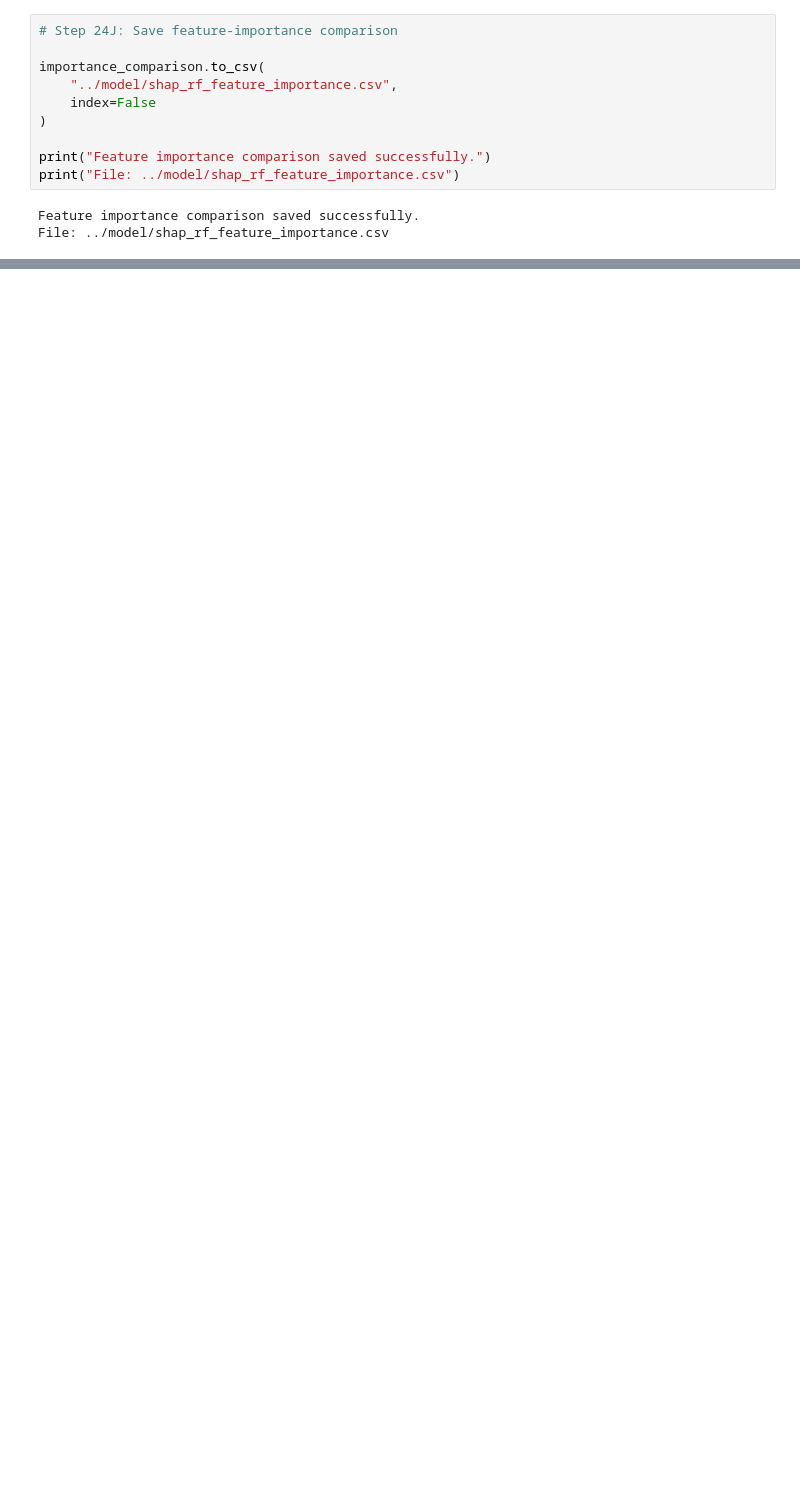
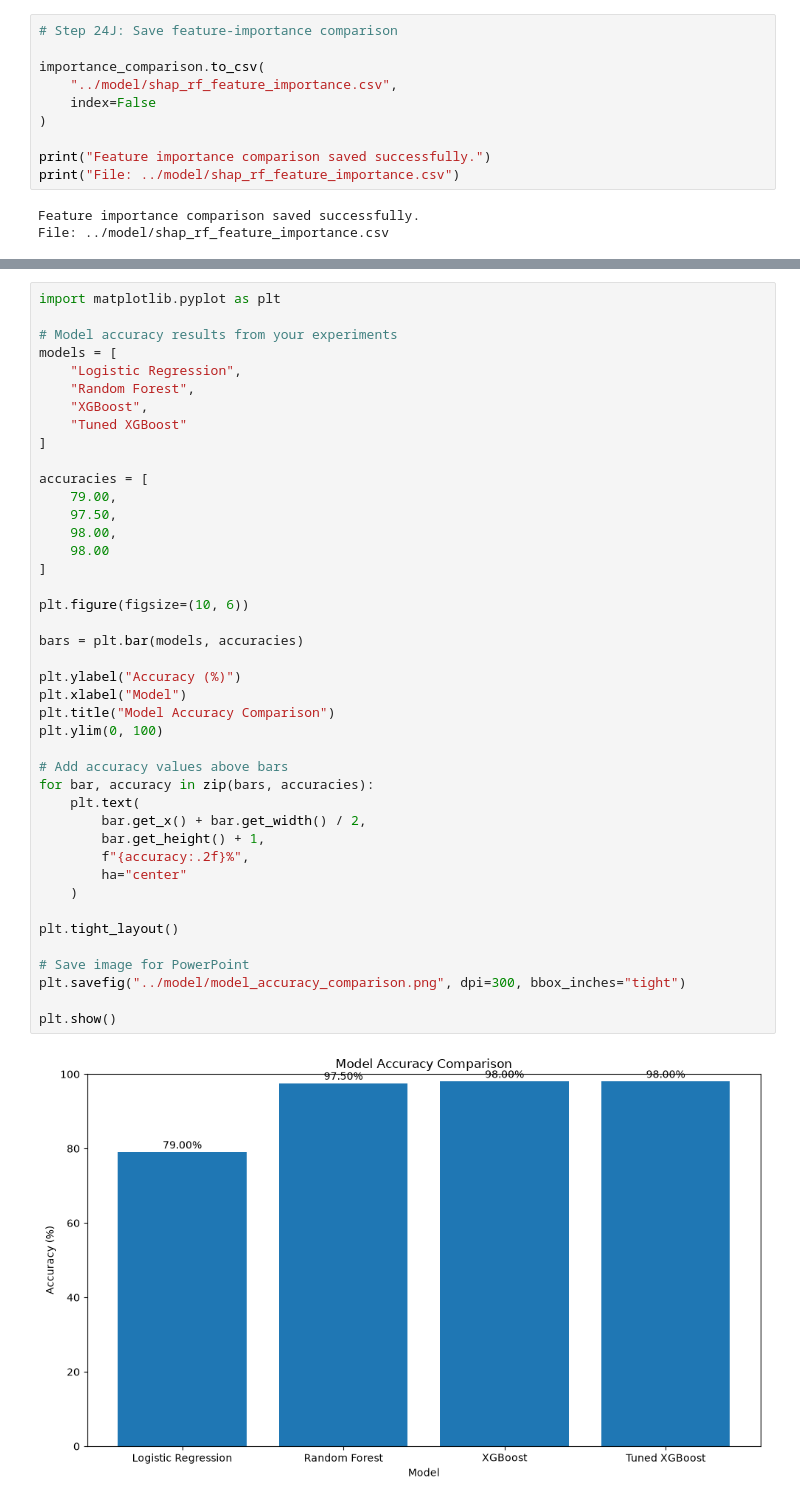
Before and after one commit to bimuwa/maathru-care, a Jupyter notebook: notebooks/01_dataset_inspection.ipynb, the cells around one changed output, grey strips where cells are left out. Cells and saved outputs as stored; diff of their text form; blank space fills up the shorter version.

```diff
--- a/notebooks/01_dataset_inspection.ipynb
+++ b/notebooks/01_dataset_inspection.ipynb
@@ -2290,0 +2363,44 @@ File: ../model/shap_rf_feature_importance.csv
+# %%
+import matplotlib.pyplot as plt
+
+# Model accuracy results from your experiments
+models = [
+    "Logistic Regression",
+    "Random Forest",
+    "XGBoost",
+    "Tuned XGBoost"
+]
+
+accuracies = [
+    79.00,
+    97.50,
+    98.00,
+    98.00
+]
+
+plt.figure(figsize=(10, 6))
+
+bars = plt.bar(models, accuracies)
+
+plt.ylabel("Accuracy (%)")
+plt.xlabel("Model")
+plt.title("Model Accuracy Comparison")
+plt.ylim(0, 100)
+
+# Add accuracy values above bars
+for bar, accuracy in zip(bars, accuracies):
+    plt.text(
+        bar.get_x() + bar.get_width() / 2,
+        bar.get_height() + 1,
+        f"{accuracy:.2f}%",
+        ha="center"
+    )
+
+plt.tight_layout()
+
+# Save image for PowerPoint
+plt.savefig("../model/model_accuracy_comparison.png", dpi=300, bbox_inches="tight")
+
+plt.show()
+# %% [output]
+[figure, added]
```
Also changed, not shown: parts of 13 cells of this notebook, 31 other files.
